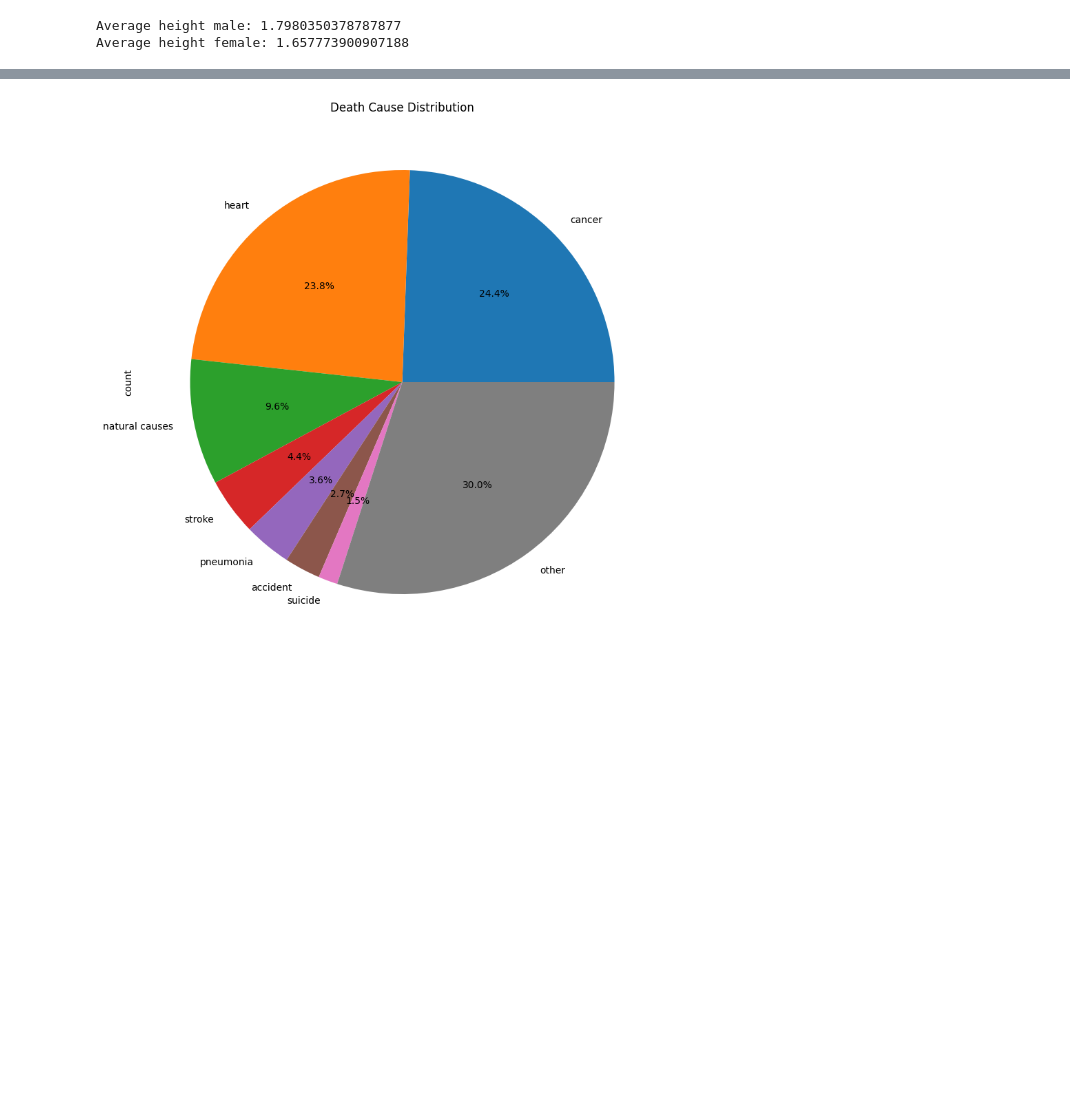
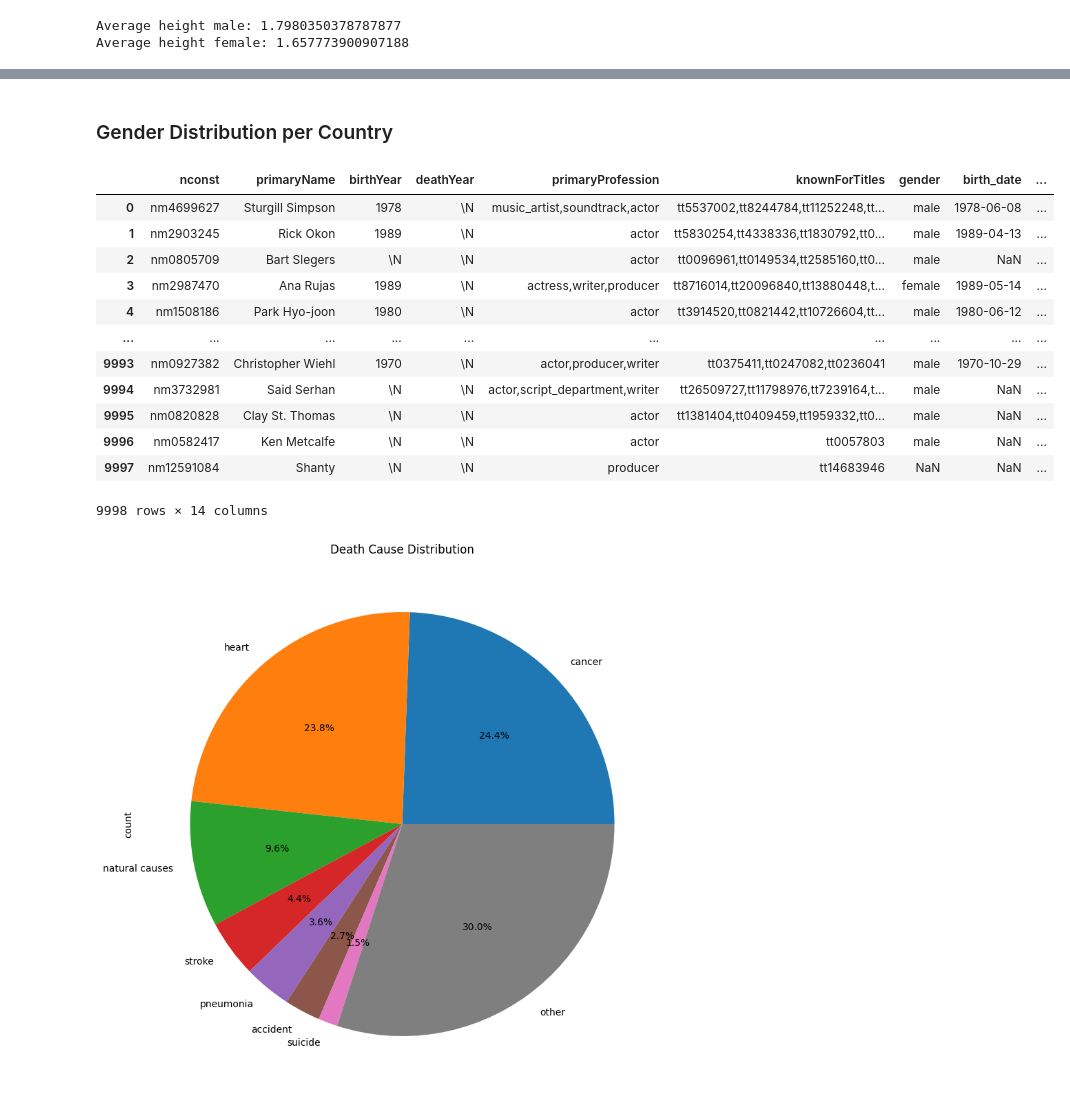
Before and after one commit to DasGewuerz/htw_letterboxd, a Jupyter notebook: letterboxd.ipynb, the cells around one changed output, grey strips where cells are left out. Cells and saved outputs as stored; diff of their text form; code cells hidden in the pictures; blank space fills up the shorter version.

```diff
--- a/letterboxd.ipynb
+++ b/letterboxd.ipynb
@@ -311,0 +496,47 @@ plt.show()
+# %% [markdown]
+### Gender Distribution per Country
+# %%
+actors_enriched = pd.read_csv("imdb/actors_imdb_enriched.csv")
+actors_enriched
+
+# Split birth_place into parts
+birth_place_parts = actors_enriched['birth_place'].str.split(', ', expand=True)
+
+# If there are three parts, assign them as city, state, and country
+three_parts_mask = birth_place_parts[2].notna()
+actors_enriched.loc[three_parts_mask, 'birthCity'] = birth_place_parts.loc[three_parts_mask, 0]
+actors_enriched.loc[three_parts_mask, 'birthCountry'] = birth_place_parts.loc[three_parts_mask, 2]
+
+# If there are two parts, assign them as city and country
+two_parts_mask = ~three_parts_mask
+actors_enriched.loc[two_parts_mask, 'birthCity'] = birth_place_parts.loc[two_parts_mask, 0]
+actors_enriched.loc[two_parts_mask, 'birthCountry'] = birth_place_parts.loc[two_parts_mask, 1]
+
+# Drop the original birth_place column
+actors_qual_enriched = actors_enriched.drop(columns=['birth_place'])
+
+#set UK and United Kingdom to England
+actors_qual_enriched['birthCountry'] = actors_qual_enriched['birthCountry'].replace('UK', 'England')
+actors_qual_enriched['birthCountry'] = actors_qual_enriched['birthCountry'].replace('United Kingdom', 'England')
+
+# change city and country for actors born in one that has a count of less than 10 to "Other"
+actors_qual_enriched['birthCity'] = actors_qual_enriched['birthCity'].where(actors_qual_enriched['birthCity'].map(actors_qual_enriched['birthCity'].value_counts()) > 1, 'Other')
+actors_qual_enriched['birthCountry'] = actors_qual_enriched['birthCountry'].where(actors_qual_enriched['birthCountry'].map(actors_qual_enriched['birthCountry'].value_counts()) > 10, 'Other')
+
+# new york city is in the US
+actors_qual_enriched['birthCountry'] = actors_qual_enriched['birthCountry'].replace('New York', 'USA')
+actors_qual_enriched
+# %% [output]
+|  | nconst | primaryName | birthYear | deathYear | primaryProfession | knownForTitles | gender | birth_date | ... |
+| 0 | nm4699627 | Sturgill Simpson | 1978 | \N | music_artist,soundtrack,actor | tt5537002,tt8244784,tt11252248,tt... | male | 1978-06-08 | ... |
+| 1 | nm2903245 | Rick Okon | 1989 | \N | actor | tt5830254,tt4338336,tt1830792,tt0... | male | 1989-04-13 | ... |
+| 2 | nm0805709 | Bart Slegers | \N | \N | actor | tt0096961,tt0149534,tt2585160,tt0... | male | NaN | ... |
+| 3 | nm2987470 | Ana Rujas | 1989 | \N | actress,writer,producer | tt8716014,tt20096840,tt13880448,t... | female | 1989-05-14 | ... |
+| 4 | nm1508186 | Park Hyo-joon | 1980 | \N | actor | tt3914520,tt0821442,tt10726604,tt... | male | 1980-06-12 | ... |
+| ... | ... | ... | ... | ... | ... | ... | ... | ... | ... |
+| 9993 | nm0927382 | Christopher Wiehl | 1970 | \N | actor,producer,writer | tt0375411,tt0247082,tt0236041 | male | 1970-10-29 | ... |
+| 9994 | nm3732981 | Said Serhan | \N | \N | actor,script_department,writer | tt26509727,tt11798976,tt7239164,t... | male | NaN | ... |
+| 9995 | nm0820828 | Clay St. Thomas | \N | \N | actor | tt1381404,tt0409459,tt1959332,tt0... | male | NaN | ... |
+| 9996 | nm0582417 | Ken Metcalfe | \N | \N | actor | tt0057803 | male | NaN | ... |
+| 9997 | nm12591084 | Shanty | \N | \N | producer | tt14683946 | NaN | NaN | ... |
+9998 rows × 14 columns
```
Also changed, not shown: parts of 20 cells of this notebook.
